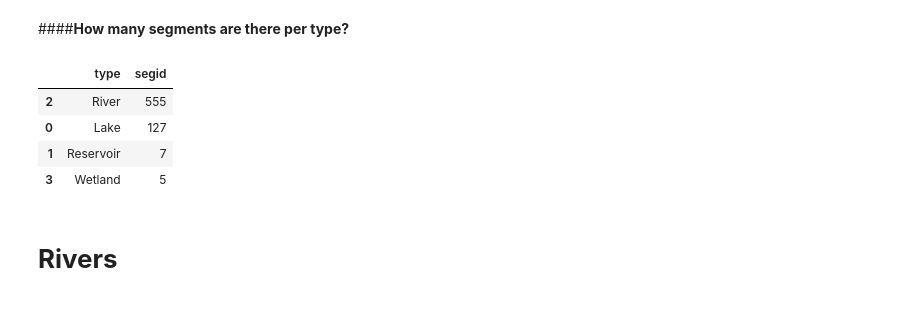
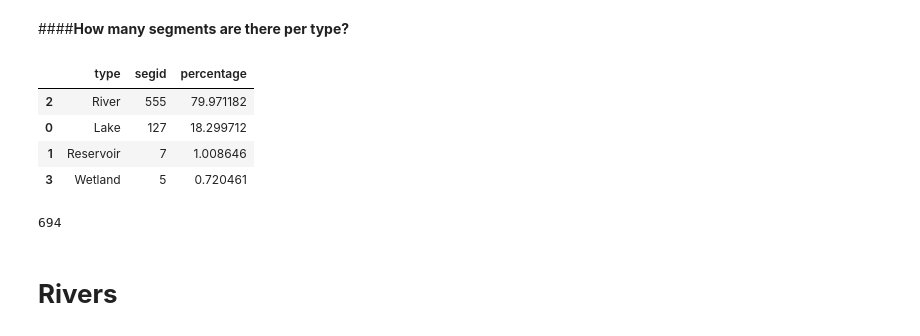
Before and after one commit to mocorderos/Water_Impair_Iowa, a Jupyter notebook: ImpairedWaterListFeb25.ipynb, the cells around one changed output. Drawn from its saved outputs; the diff is of its cells as text; code cells hidden in the pictures.

```diff
--- a/ImpairedWaterListFeb25.ipynb
+++ b/ImpairedWaterListFeb25.ipynb
@@ -234,16 +234,37 @@ segments_per_type_year
 # %% [markdown]
 ####**How many segments are there per type?**
 # %%
-#Count segments per type across all years
+# #Count segments per type across all years
+# segments_per_type = df.groupby('type')['segid'].nunique().reset_index()
+# segments_per_type = segments_per_type.sort_values(by='segid', ascending=False)
+# segments_per_type
+
+# Count segments per type across all years
 segments_per_type = df.groupby('type')['segid'].nunique().reset_index()
+
+# Calculate the total number of unique segments
+total_segments = segments_per_type['segid'].sum()
+
+# Add a percentage column
+segments_per_type['percentage'] = (segments_per_type['segid'] / total_segments) * 100
+
+# Sort by segment count in descending order
 segments_per_type = segments_per_type.sort_values(by='segid', ascending=False)
+
+# Display the result
 segments_per_type
 # %% [output]
-|  | type | segid |
-| 2 | River | 555 |
-| 0 | Lake | 127 |
-| 1 | Reservoir | 7 |
-| 3 | Wetland | 5 |
+|  | type | segid | percentage |
+| 2 | River | 555 | 79.971182 |
+| 0 | Lake | 127 | 18.299712 |
+| 1 | Reservoir | 7 | 1.008646 |
+| 3 | Wetland | 5 | 0.720461 |
+# %%
+# Count the number of unique 'SegID' values in the DataFrame
+unique_id_count = df['segid'].nunique()
+print(unique_id_count)
+# %% [output]
+694
 # %% [markdown]
 # **Rivers**
 # %%
```
Also changed, not shown: parts of 1 cell of this notebook.
